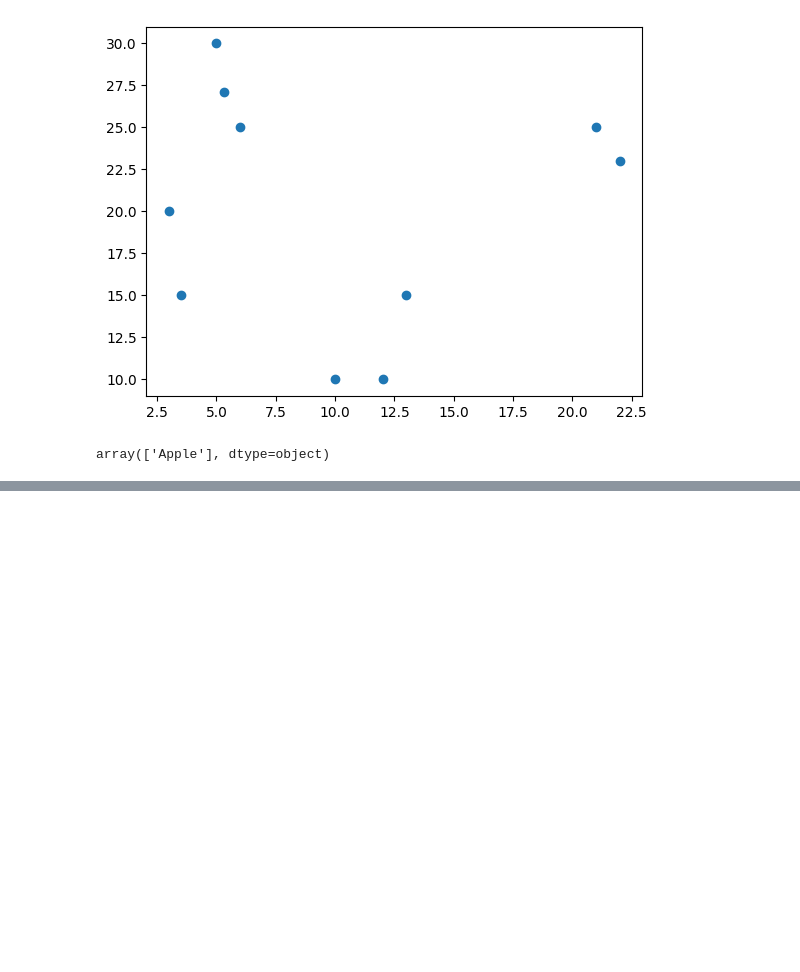
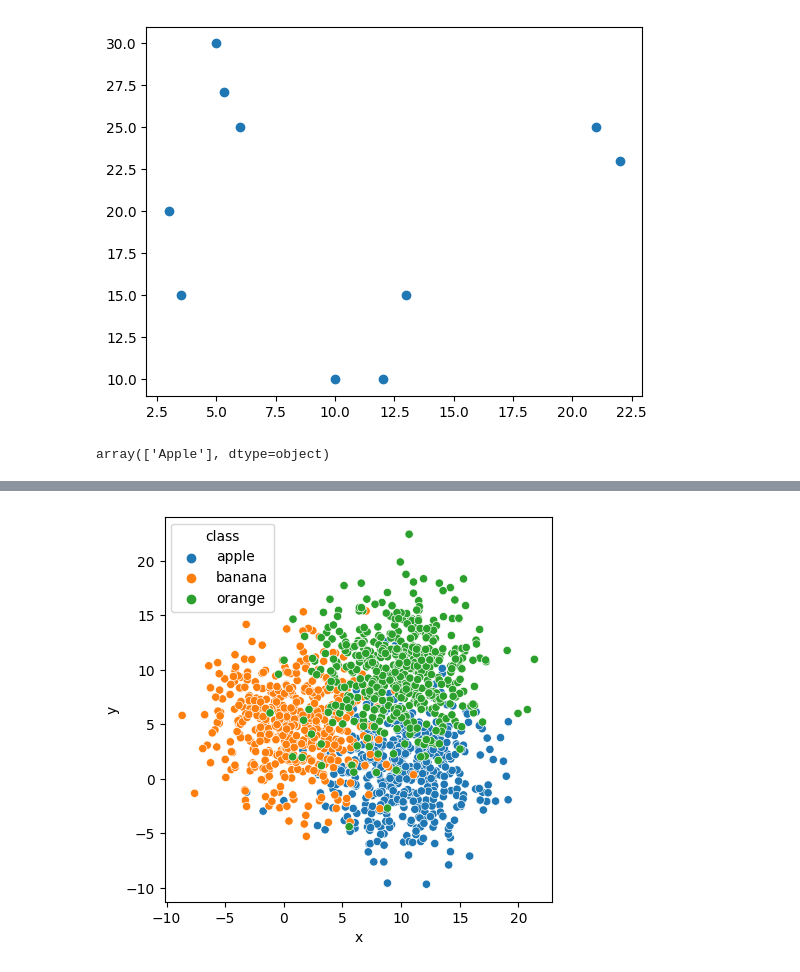
Before and after one commit to Deepak9523/WD_ML-03-02-2003-, a Jupyter notebook: first.ipynb, the cells around one changed output, grey strips where cells are left out. Saved outputs shown, nothing was run; the diff lists cells and outputs as text; code cells hidden in the pictures; blank space fills up the shorter version.

```diff
--- a/first.ipynb
+++ b/first.ipynb
@@ -374,0 +463,6 @@ array(['Apple'], dtype=object)
+# %%
+plt.figure(figsize=(5,5))
+sn.scatterplot(x=df.iloc[:,0],y=df.iloc[:,1],hue=df['class'])
+plt.show()
+# %% [output]
+[figure, added]
```
Also changed, not shown: parts of 107 cells of this notebook, 2 other files.
